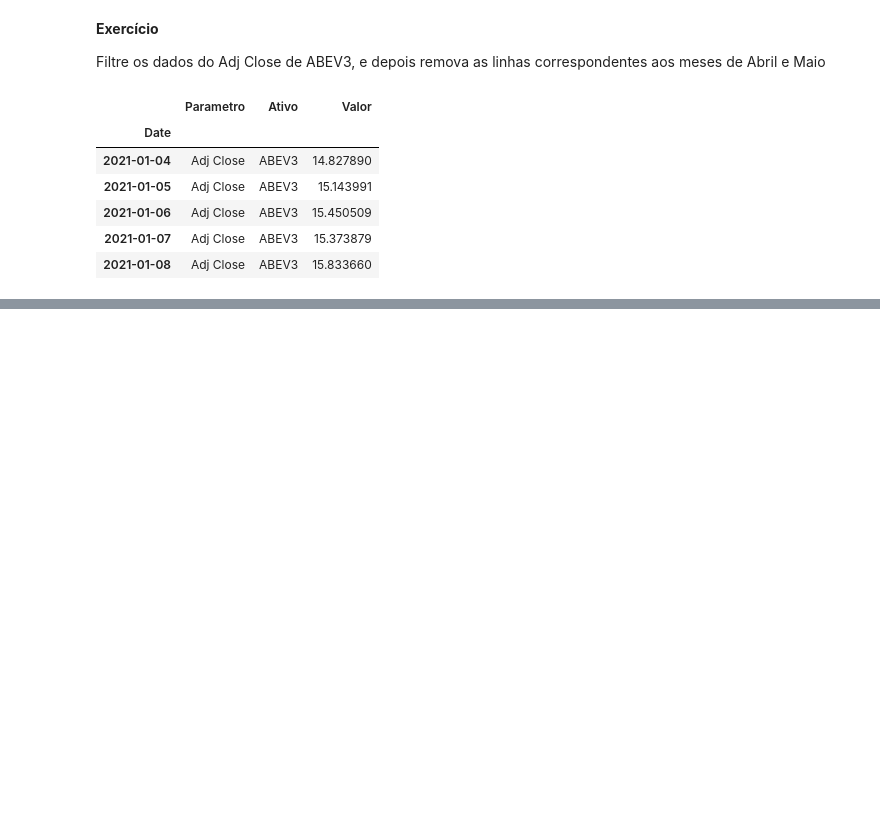
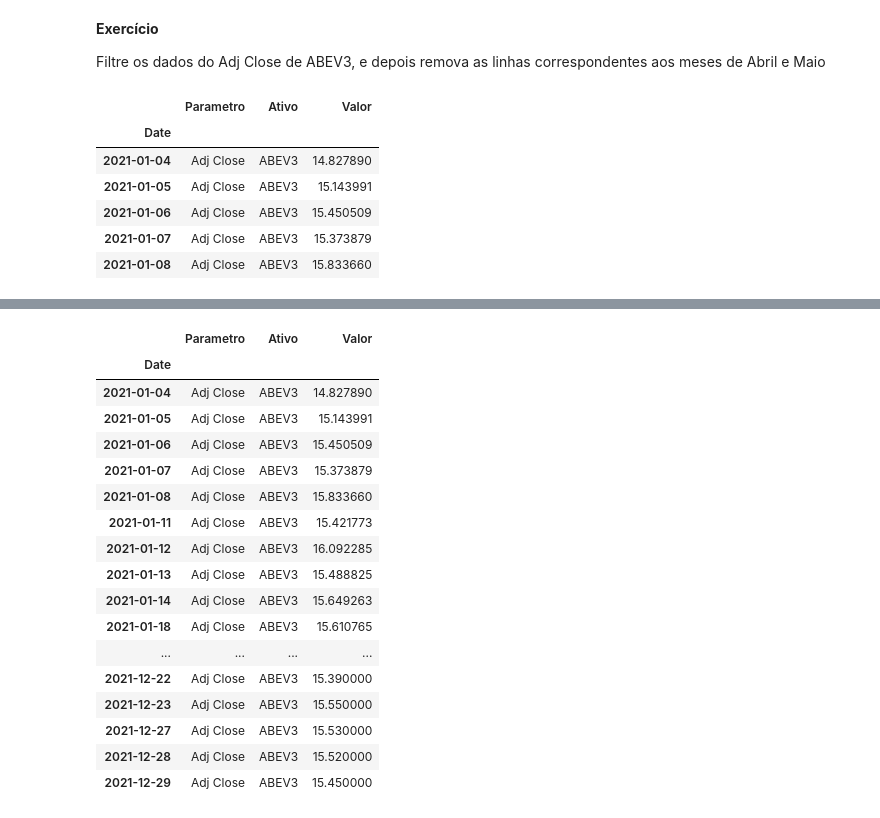
Before and after one commit to andrejuniorba/Python-CienciaDeDados, a Jupyter notebook: Manipulação_de_Dados.ipynb, the cells around one changed output, grey strips where cells are left out. Cells and saved outputs as stored; diff of their text form; code cells hidden in the pictures; blank space fills up the shorter version.

```diff
--- a/Manipulação_de_Dados.ipynb
+++ b/Manipulação_de_Dados.ipynb
@@ -1201,0 +1266,27 @@ sem_duplicatas.head()
+# %%
+#Para exibir os dataframes inteiros
+pd.set_option('display.max_rows', None)
+pd.set_option('display.max_columns', None)
+pd.set_option('display.width', None)
+pd.set_option('display.max_colwidth', -1)
+# %%
+abev.drop(data_range, errors = 'ignore')
+# %% [output]
+|  | Parametro | Ativo | Valor |
+| Date |  |  |  |
+| 2021-01-04 | Adj Close | ABEV3 | 14.827890 |
+| 2021-01-05 | Adj Close | ABEV3 | 15.143991 |
+| 2021-01-06 | Adj Close | ABEV3 | 15.450509 |
+| 2021-01-07 | Adj Close | ABEV3 | 15.373879 |
+| 2021-01-08 | Adj Close | ABEV3 | 15.833660 |
+| 2021-01-11 | Adj Close | ABEV3 | 15.421773 |
+| 2021-01-12 | Adj Close | ABEV3 | 16.092285 |
+| 2021-01-13 | Adj Close | ABEV3 | 15.488825 |
+| 2021-01-14 | Adj Close | ABEV3 | 15.649263 |
+| 2021-01-18 | Adj Close | ABEV3 | 15.610765 |
+| ... | ... | ... | ... |
+| 2021-12-22 | Adj Close | ABEV3 | 15.390000 |
+| 2021-12-23 | Adj Close | ABEV3 | 15.550000 |
+| 2021-12-27 | Adj Close | ABEV3 | 15.530000 |
+| 2021-12-28 | Adj Close | ABEV3 | 15.520000 |
+| 2021-12-29 | Adj Close | ABEV3 | 15.450000 |
```
Also changed, not shown: parts of 7 cells of this notebook.
